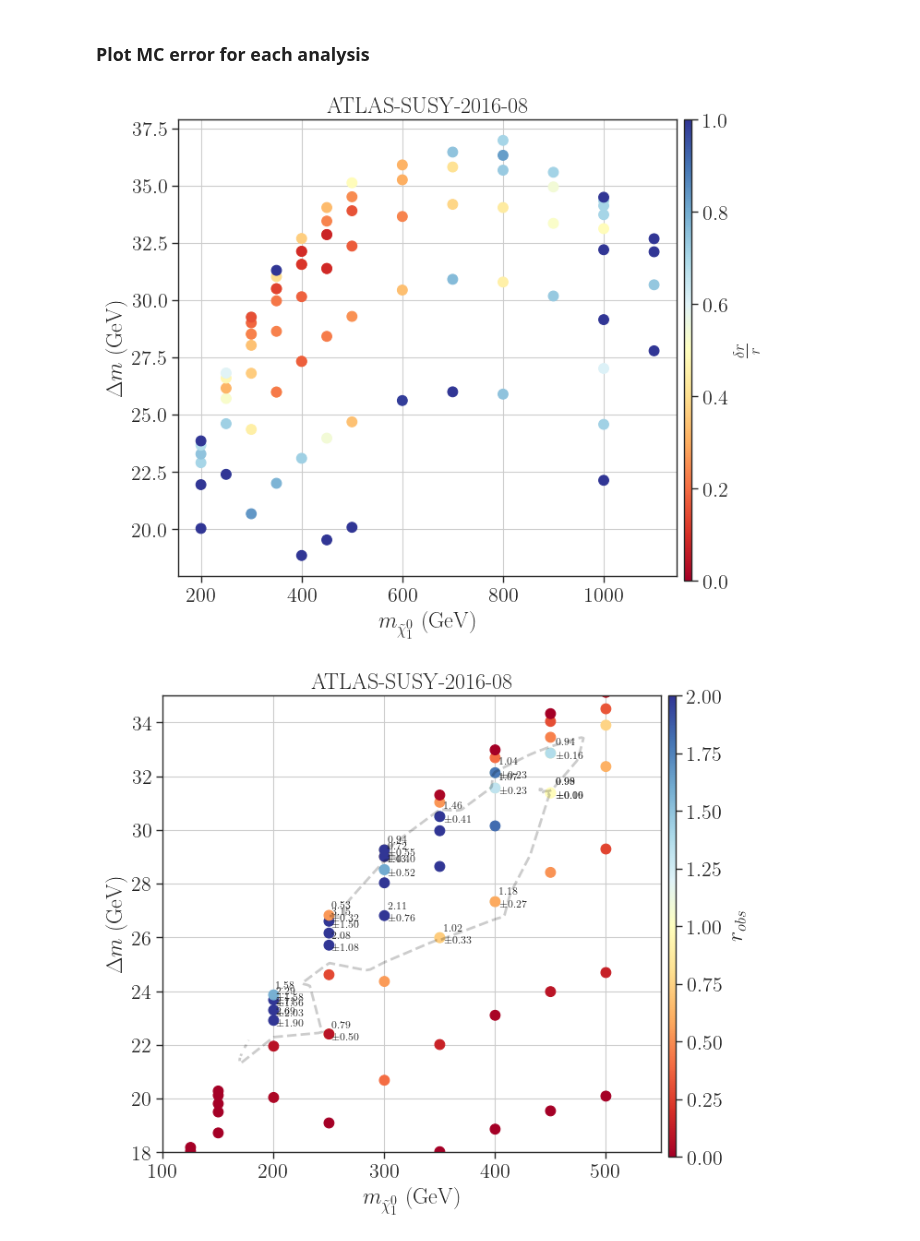
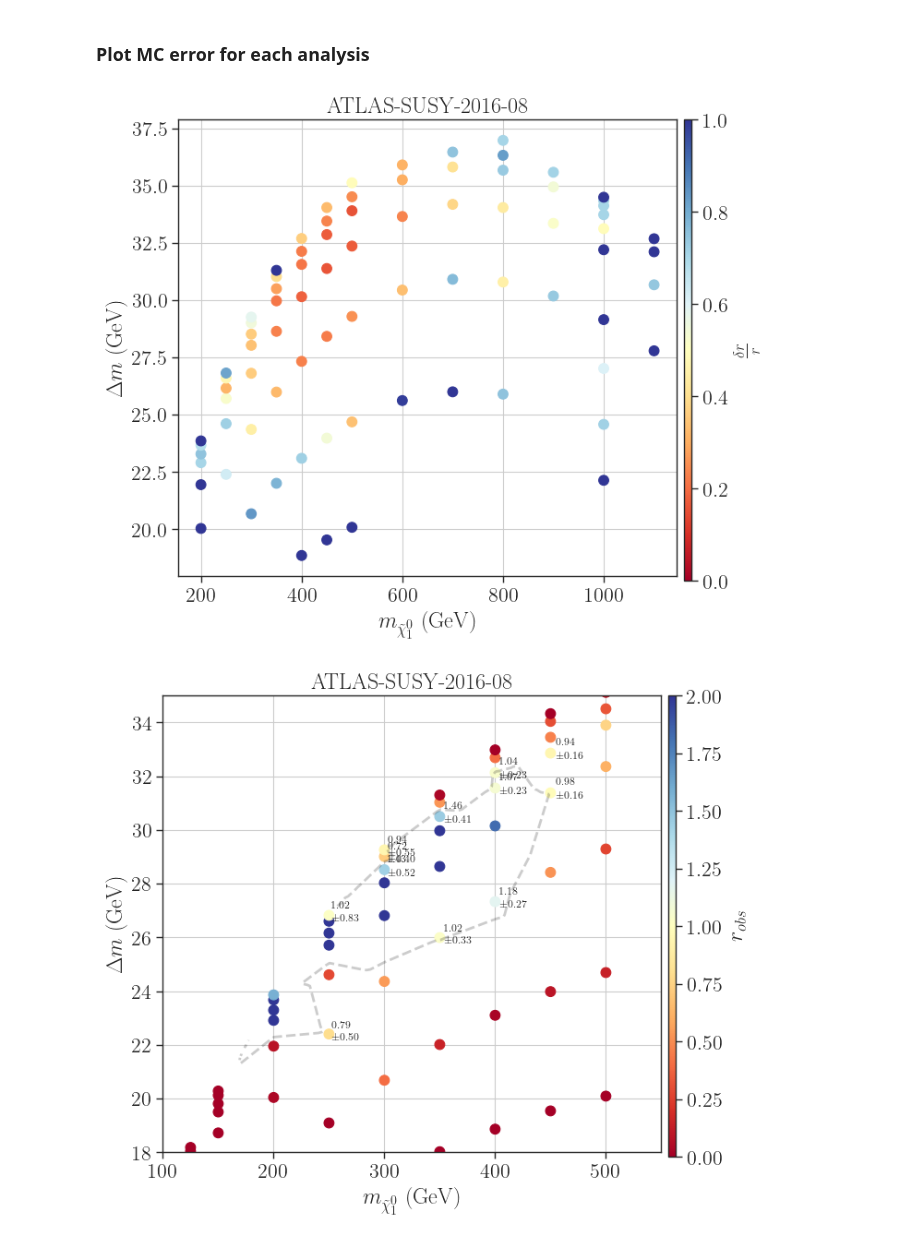
Before and after one commit to andlessa/LLP-CDFO, a Jupyter notebook: plotting/checkMCstats_ATLAS.ipynb, the cells around one changed output. Drawn from its saved outputs; the diff is of its cells as text; code cells hidden in the pictures.

Commit message:
Fix in mc stats checks. Reverted ATLAS scan

```diff
--- a/plotting/checkMCstats_ATLAS.ipynb
+++ b/plotting/checkMCstats_ATLAS.ipynb
@@ -30,7 +30,7 @@ cm = plt.colormaps['RdYlBu']
 # %%
 files = {
         # 'ATLAS-SUSY-2018-13' :'../results_dataFrames/pp2BB1j_2018_13_New.pcl',
-         'ATLAS-SUSY-2016-08' :'../results_dataFrames/pp2BB1j_2016_08_latest.pcl',
+         'ATLAS-SUSY-2016-08' :'../results_dataFrames/pp2BB1j_2016_08_latest_old.pcl',
         #  'ATLAS-SUSY-2018-42' :'../results_dataFrames/pp2BB1j_2018_42_latest.pcl'
          }
 
@@ -151,7 +151,7 @@ fig.colorbar(p,label=r'$\frac{\delta r}{r}$',cax=cbar_ax)
 # plt.tight_layout()
 plt.show()
 # %% [output]
-[figure, old version]
+[figure, new version]
 # %%
 fig,axarr = plt.subplots(nrows=1,ncols=len(recastDataDict),figsize=(8*len(recastDataDict),5))
 if not isinstance(axarr,np.ndarray):
@@ -177,36 +177,36 @@ for iplot,label in enumerate(recastDataDict):
                           linestyles=['dashed','solid'],linewidths=2.0,alpha=0.2)
 
     for i,pt in enumerate(x):
         # plt.text(1.05*x[i],1.05*y[i],r'$%1.1e \pm %1.1e$' %(rValues[i],rValuesErr[i]),fontsize=5)
         if not rValues[i]:
             continue
         if (rValues[i] < 1.0) and (rValues[i]+1.5*rValuesErr[i] < 1.0):
             continue
         if (rValues[i] > 1.0) and (rValues[i]-1.5*rValuesErr[i] > 1.0):
             continue
-        # if rValues[i] > 1.5:
-            # continue
+        if rValues[i] > 1.5:
+            continue
         ax.text(1.01*x[i],1.01*y[i],r'$%1.2f$' %(rValues[i]),fontsize=8)
         ax.text(1.01*x[i],y[i]-0.2,r'$\pm %1.2f$' %(rValuesErr[i]),fontsize=8)
         low_stats.append([x[i],x[i]+y[i],tau[i],mcEvents[i]])
 
     ax.grid()
     # ax.set_yscale('log')
     ax.set_xlabel(r'$m_{\tilde \chi_1^0}$ (GeV)')
     ax.set_ylabel(r'$\Delta m$ (GeV)')
     ax.set_title('%s' %label)
     ax.set_xlim(100.0,550.)
     ax.set_ylim(18.0,35.0)
 
 
 fig.subplots_adjust(right=0.8,top=1.1)
 cbar_ax = fig.add_axes([0.81, 0.1, 0.01, 1.0])
 # fig.colorbar(r, cax=cbar_ax)
 fig.colorbar(p,label=r'$r_{obs}$',cax=cbar_ax)
 # plt.tight_layout()
 plt.show()
 # %% [output]
-[figure, old version]
+[figure, new version]
 # %%
 fig,axarr = plt.subplots(nrows=1,ncols=len(recastDataDict),figsize=(8*len(recastDataDict),5))
 if not isinstance(axarr,np.ndarray):
```
Also changed, not shown: parts of 18 cells of this notebook, 3 other files.
